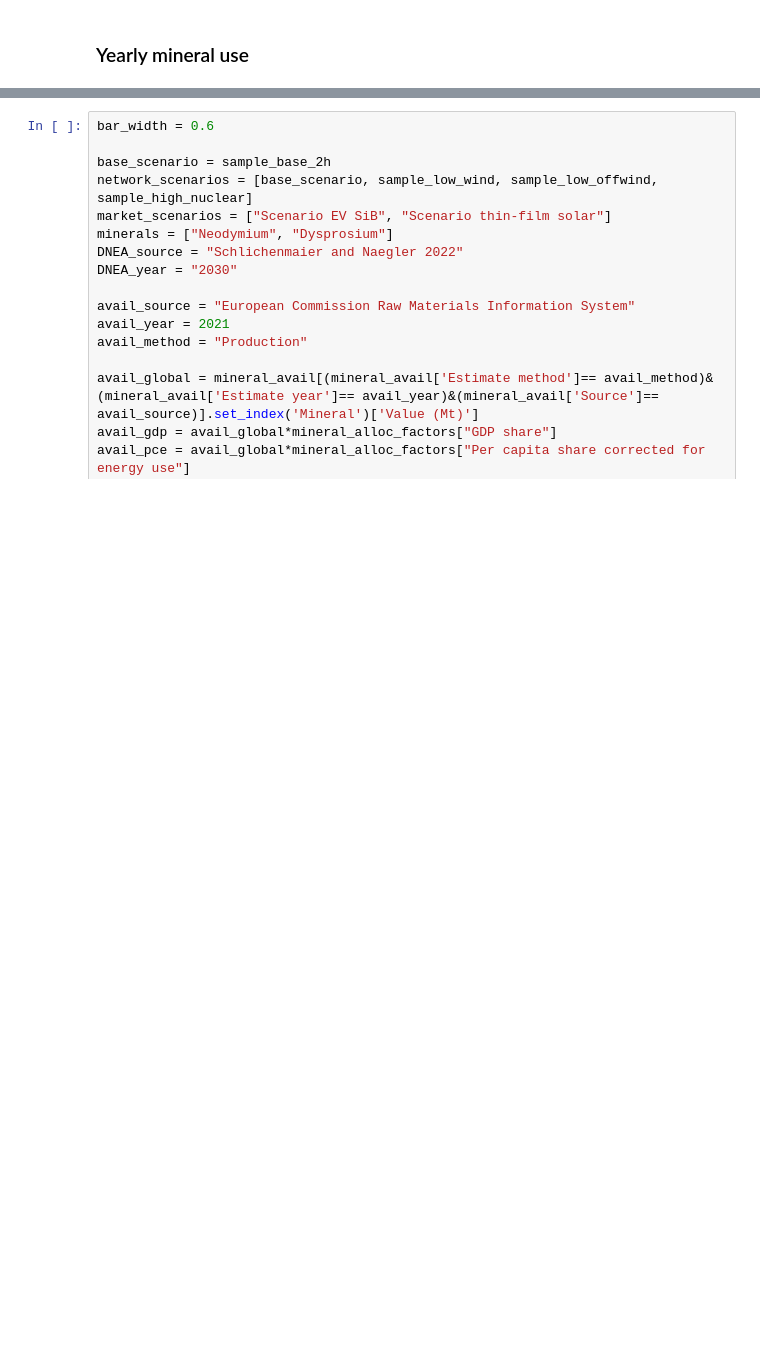
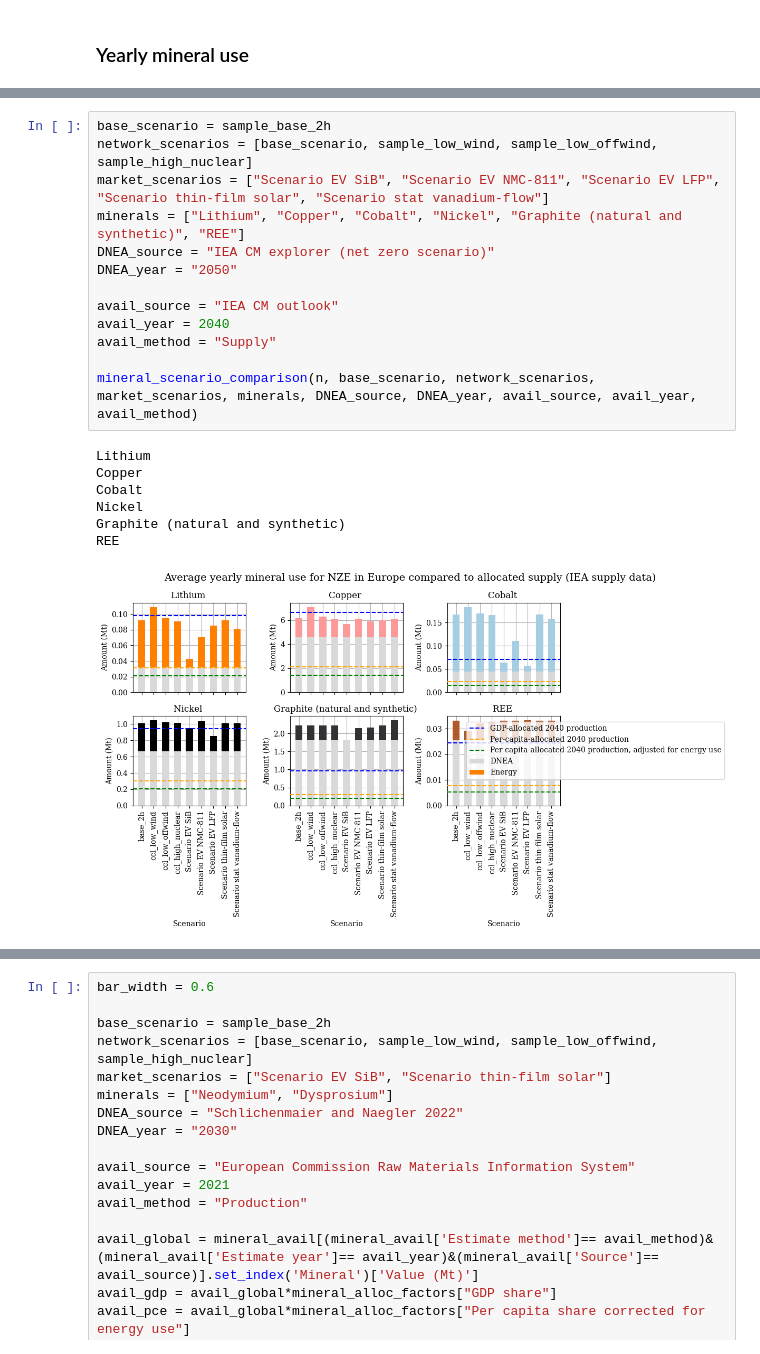
Before and after one commit to ayshaC/pypsa-eur, a Jupyter notebook: analysis/mineral_analysis.ipynb, the cells around one changed output, grey strips where cells are left out. Drawn from its saved outputs; the diff is of its cells as text; blank space fills up the shorter version.

```diff
--- a/analysis/mineral_analysis.ipynb
+++ b/analysis/mineral_analysis.ipynb
@@ -3146,0 +2722,21 @@ mineral_avail[(mineral_avail['Estimate method']== avail_method)&(mineral_avail['
+# %%
+base_scenario = sample_base_2h
+network_scenarios = [base_scenario, sample_low_wind, sample_low_offwind, sample_high_nuclear]
+market_scenarios = ["Scenario EV SiB", "Scenario EV NMC-811", "Scenario EV LFP", "Scenario thin-film solar", "Scenario stat vanadium-flow"]
+minerals = ["Lithium", "Copper", "Cobalt", "Nickel", "Graphite (natural and synthetic)", "REE"]
+DNEA_source = "IEA CM explorer (net zero scenario)"
+DNEA_year = "2050"
+
+avail_source = "IEA CM outlook"
+avail_year = 2040
+avail_method = "Supply"
+
+mineral_scenario_comparison(n, base_scenario, network_scenarios, market_scenarios, minerals, DNEA_source, DNEA_year, avail_source, avail_year, avail_method)
+# %% [output]
+Lithium
+Copper
+Cobalt
+Nickel
+Graphite (natural and synthetic)
+REE
+[figure, added]
```
Also changed, not shown: parts of 24 cells of this notebook, 5 other files.
